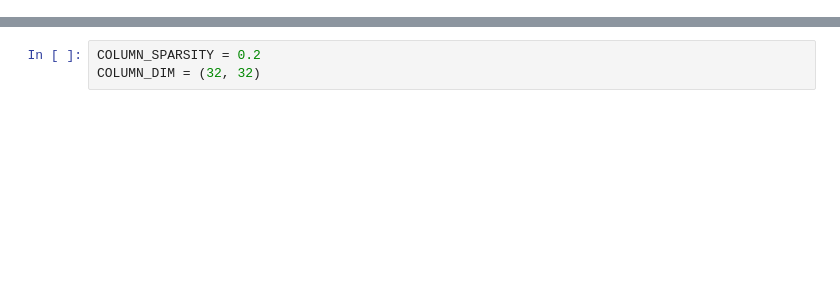
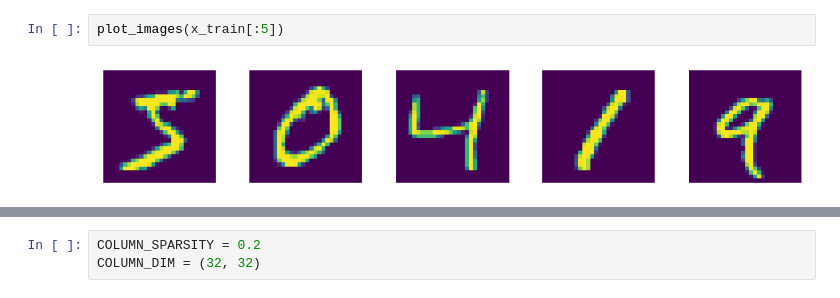
Before and after one commit to MoShrank/bachelor-thesis-research, a Jupyter notebook: Spatial Pooling.ipynb, the cells around one changed output, grey strips where cells are left out. Drawn from its saved outputs; the diff is of its cells as text; blank space fills up the shorter version.

```diff
--- a/Spatial Pooling.ipynb
+++ b/Spatial Pooling.ipynb
@@ -48,0 +38,4 @@ sns.heatmap(sample)
+# %%
+plot_images(x_train[:5])
+# %% [output]
+[figure, added]
```
Also changed, not shown: parts of 40 cells of this notebook, 4 other files.
